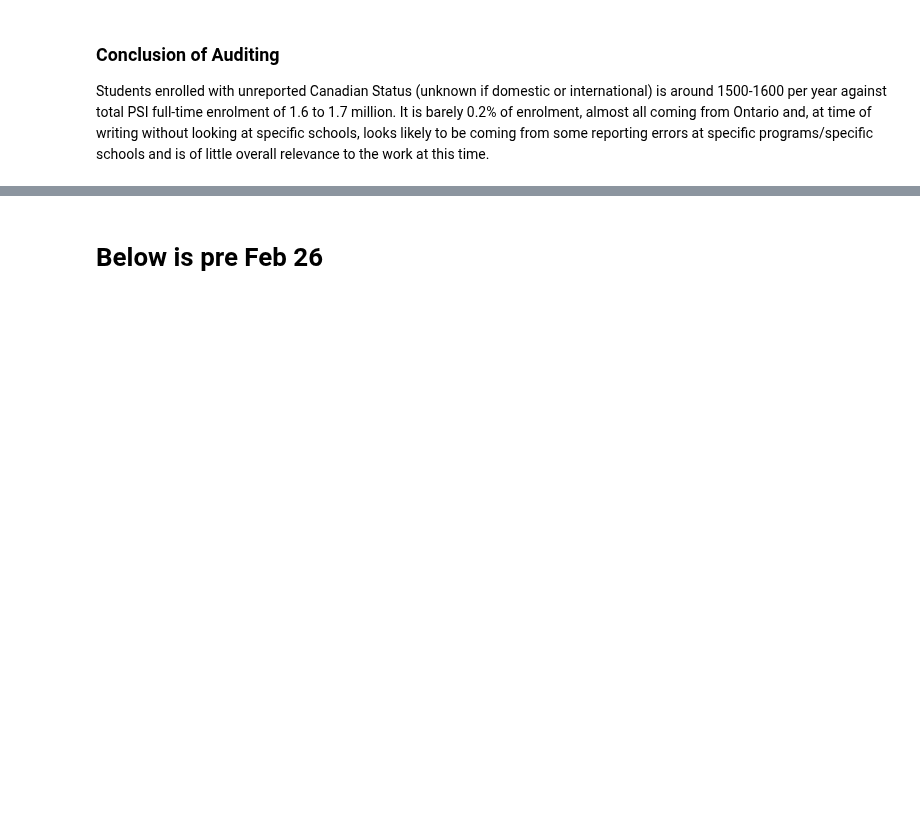
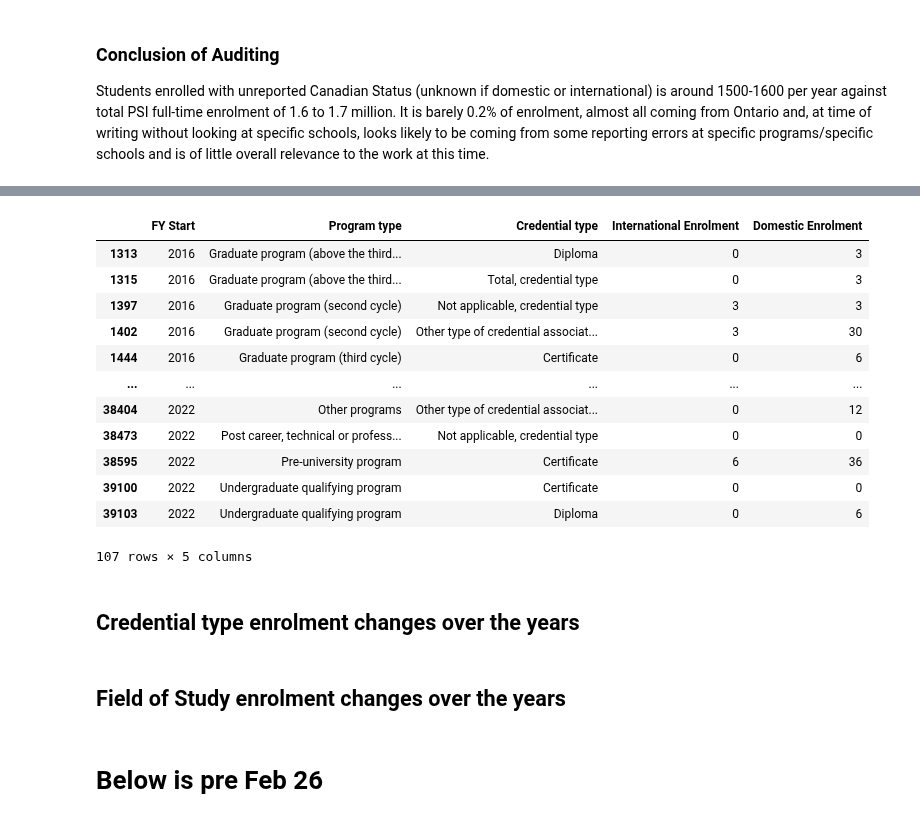
Before and after one commit to tjjdoherty/canadian-psi-project, a Jupyter notebook: program_cred_analysis.ipynb, the cells around one changed output, grey strips where cells are left out. Drawn from its saved outputs; the diff is of its cells as text; code cells hidden in the pictures; blank space fills up the shorter version.

```diff
--- a/program_cred_analysis.ipynb
+++ b/program_cred_analysis.ipynb
@@ -551,3 +726,23 @@ Students enrolled with unreported Canadian Status (unknown if domestic or intern
+# %%
+canada_all_fields[(canada_all_fields['Domestic Enrolment'] + canada_all_fields['International Enrolment']) < 50][['FY Start', 'Program type', 'Credential type', 'International Enrolment', 'Domestic Enrolment']]
+# %% [output]
+|  | FY Start | Program type | Credential type | International Enrolment | Domestic Enrolment |
+| 1313 | 2016 | Graduate program (above the third... | Diploma | 0 | 3 |
+| 1315 | 2016 | Graduate program (above the third... | Total, credential type | 0 | 3 |
+| 1397 | 2016 | Graduate program (second cycle) | Not applicable, credential type | 3 | 3 |
+| 1402 | 2016 | Graduate program (second cycle) | Other type of credential associat... | 3 | 30 |
+| 1444 | 2016 | Graduate program (third cycle) | Certificate | 0 | 6 |
+| ... | ... | ... | ... | ... | ... |
+| 38404 | 2022 | Other programs | Other type of credential associat... | 0 | 12 |
+| 38473 | 2022 | Post career, technical or profess... | Not applicable, credential type | 0 | 0 |
+| 38595 | 2022 | Pre-university program | Certificate | 6 | 36 |
+| 39100 | 2022 | Undergraduate qualifying program | Certificate | 0 | 0 |
+| 39103 | 2022 | Undergraduate qualifying program | Diploma | 0 | 6 |
+107 rows × 5 columns
+# %% [markdown]
+## Credential type enrolment changes over the years
+# %% [markdown]
+## Field of Study enrolment changes over the years
 # %% [markdown]
 # Below is pre Feb 26
 # %%
```
Also changed, not shown: parts of 33 cells of this notebook.
